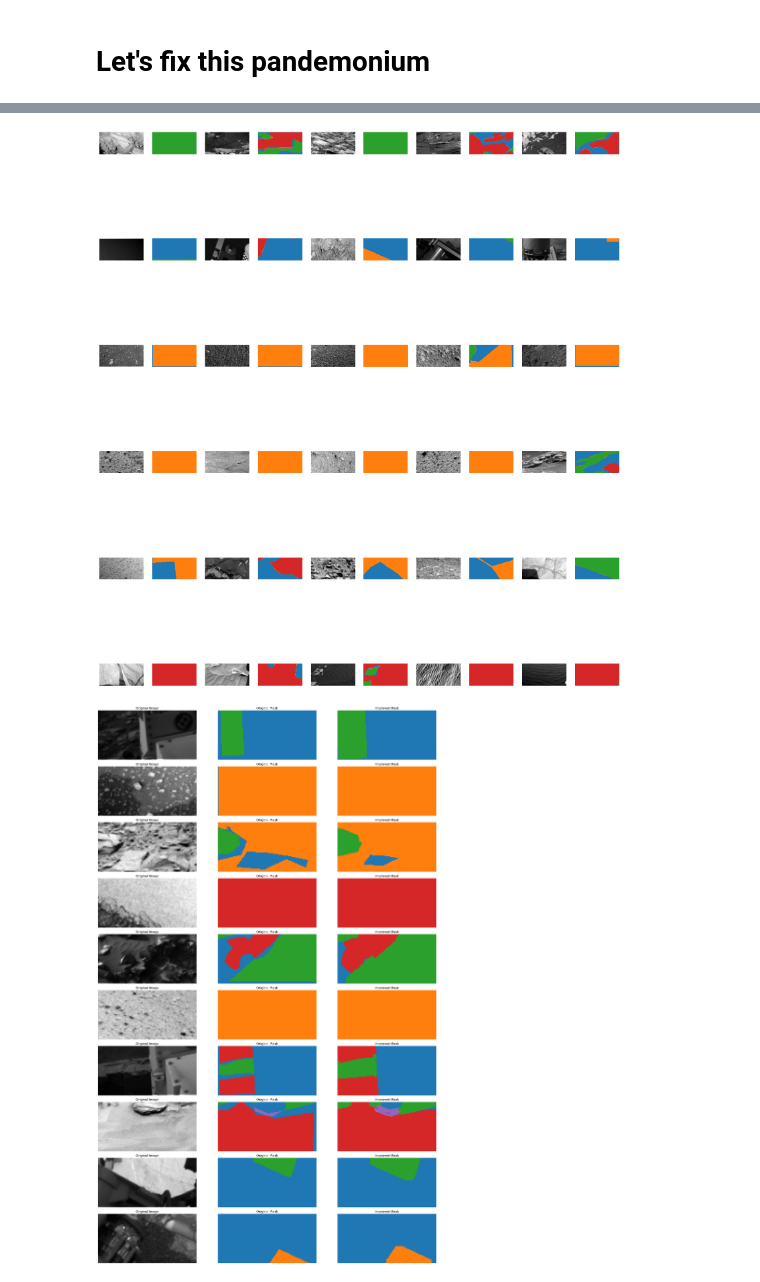
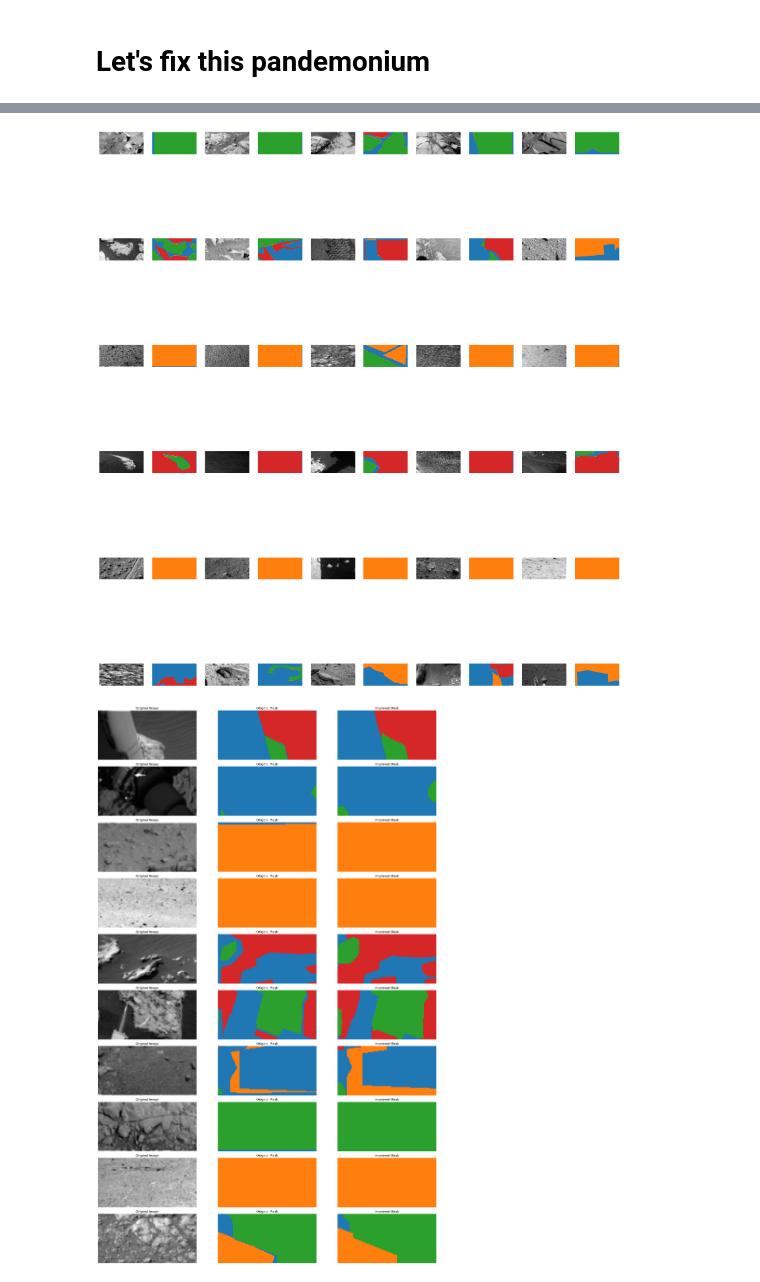
Before and after one commit to CamiloSinningUN/Mars-Soil-Segmentation, a Jupyter notebook: preprocessing/digging_deeper.ipynb, the cells around one changed output, grey strips where cells are left out. Drawn from its saved outputs; the diff is of its cells as text; code cells hidden in the pictures.

```diff
--- a/preprocessing/digging_deeper.ipynb
+++ b/preprocessing/digging_deeper.ipynb
@@ -3,9 +3,9 @@
 # %%
 import numpy as np
 
-dataset_cleaned = np.load('../data/mars_trainning_set_clean_no_aliens.npz', allow_pickle=True)
-X_train = dataset_cleaned['images']
-y_train = dataset_cleaned['masks']
+dataset_cleaned = np.load('../data/new_beggining/clean_mars.npz', allow_pickle=True)
+X_train = dataset_cleaned['X_train']
+y_train = dataset_cleaned['y_train']
 # %%
 import matplotlib.pyplot as plt
 
@@ -74,7 +74,7 @@ def plot_random_images_with_masks_from_clusters(X, masks, labels, num_clusters,
 # Plot 5 random images with their masks from each cluster
 plot_random_images_with_masks_from_clusters(X_train, y_train, kmeans_labels, num_clusters=6, num_images=5)
 # %% [output]
-[figure, old version]
+[figure, new version]
 # %%
 import cv2
 import numpy as np
@@ -236,6 +236,40 @@ def balanced_fix_segmentation_mask(mask, num_classes, background_class=0, min_ba
 
     return fixed_mask
 
+def oliver_try (mask, num_classes, background_class=0):
+    # Ensure the mask is of type CV_8UC1
+    mask = mask.astype(np.uint8)
+
+    # Step 1: Morphological Operations
+    kernel_size = max(1, mask.shape[0] // 50)
+    kernel = cv2.getStructuringElement(cv2.MORPH_ELLIPSE, (kernel_size, kernel_size))
+    mask = cv2.morphologyEx(mask, cv2.MORPH_CLOSE, kernel)
+    mask = cv2.dilate(mask, kernel, iterations=2)
+    mask = cv2.erode(mask, kernel, iterations=1)
+
+    # Step 2: Edge Smoothing
+    mask = cv2.GaussianBlur(mask, (9, 9), sigmaX=2)
+
+    # Step 3: Contour Correction
+    contours, _ = cv2.findContours(mask, cv2.RETR_EXTERNAL, cv2.CHAIN_APPROX_SIMPLE)
+    approx_contours = [cv2.approxPolyDP(cnt, epsilon=0.01 * cv2.arcLength(cnt, True), closed=True) for cnt in contours]
+    mask = np.zeros_like(mask)
+    cv2.drawContours(mask, approx_contours, -1, (255), thickness=cv2.FILLED)
+
+    # Step 4: Artifact Removal
+    num_labels, labels, stats, _ = cv2.connectedComponentsWithStats(mask)
+    min_area = 500
+    filtered_mask = np.zeros_like(mask)
+    for i in range(1, num_labels):
+        if stats[i, cv2.CC_STAT_AREA] >= min_area:
+            filtered_mask[labels == i] = 255
+    mask = filtered_mask
+
+    # Step 5: Regularization with Distance Transform
+    dist_transform = cv2.distanceTransform(mask, cv2.DIST_L2, 5)
+    _, mask = cv2.threshold(dist_transform, 0.4 * dist_transform.max(), 255, cv2.THRESH_BINARY)
+
+    return mask.astype(np.uint8)
 
 
 sample_image = X_train[10]
@@ -244,34 +278,34 @@ improved_mask = balanced_fix_segmentation_mask(sample_mask, num_classes=len(clas
 
 
 num_samples = 10
 random_indices = random.sample(range(len(X_train)), num_samples)
 
 plt.figure(figsize=(20, num_samples * 3))
 
 for i, idx in enumerate(random_indices):
     sample_image = X_train[idx]
     sample_mask = y_train[idx]
     improved_mask = balanced_fix_segmentation_mask(sample_mask, num_classes=len(class_colors)-1)
 
     plt.subplot(num_samples, 3, i * 3 + 1)
     plt.imshow(sample_image, cmap='gray')
     plt.title('Original Image')
     plt.axis('off')
 
     plt.subplot(num_samples, 3, i * 3 + 2)
     plt.imshow(sample_mask, cmap=custom_cmap, vmin=0, vmax=len(class_colors) - 1)
     plt.title('Original Mask')
     plt.axis('off')
 
     plt.subplot(num_samples, 3, i * 3 + 3)
     plt.imshow(improved_mask, cmap=custom_cmap, vmin=0, vmax=len(class_colors) - 1)
     plt.title('Improved Mask')
     plt.axis('off')
 
 plt.tight_layout()
 plt.show()
 # %% [output]
-[figure, old version]
+[figure, new version]
 # %%
 from tqdm import tqdm
 import os
```
Also changed, not shown: parts of 3 cells of this notebook, 2 other files.
